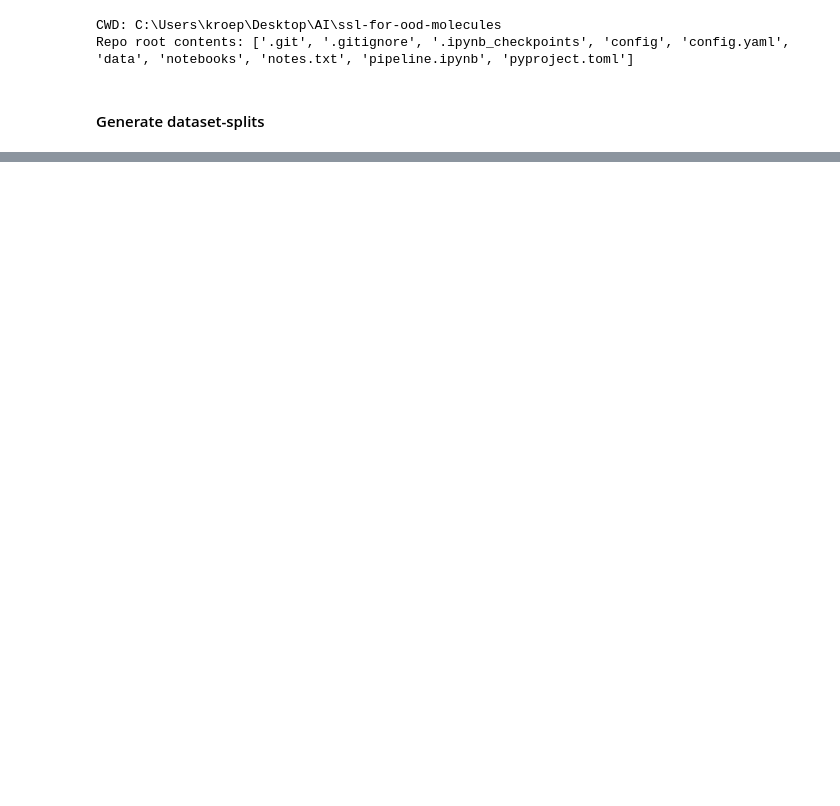
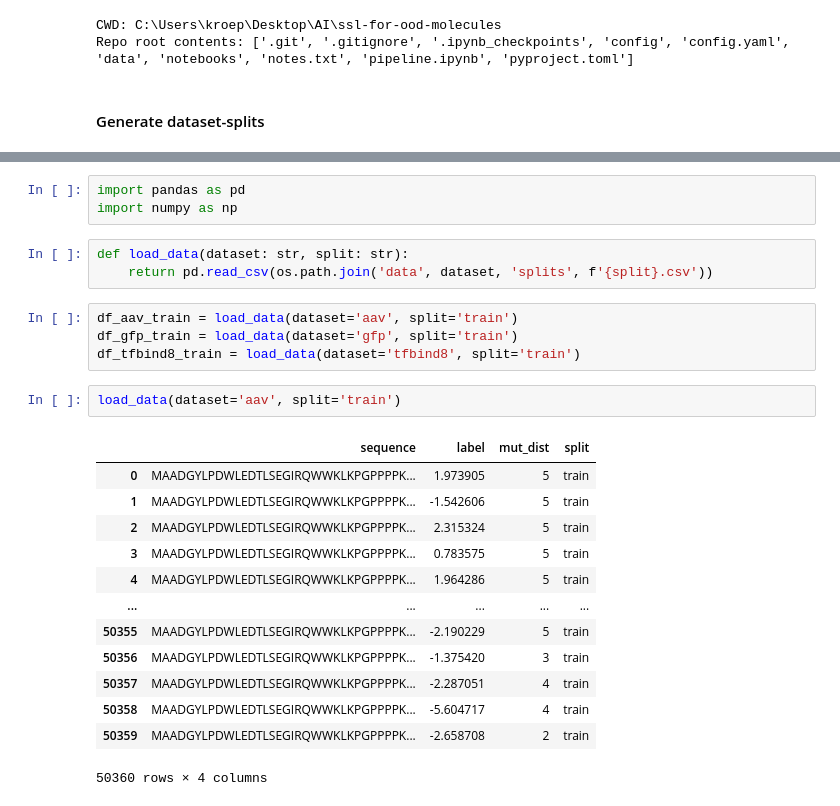
Before and after one commit to johannes-kroepfl-97/ssl-for-ood-molecules, a Jupyter notebook: notebooks/explore_data.ipynb, the cells around one changed output, grey strips where cells are left out. Saved outputs shown, nothing was run; the diff lists cells and outputs as text; blank space fills up the shorter version.

```diff
--- a/notebooks/explore_data.ipynb
+++ b/notebooks/explore_data.ipynb
@@ -90,0 +429,26 @@ size (csv): target_unlabeled = 15472
+# %%
+import pandas as pd
+import numpy as np
+# %%
+def load_data(dataset: str, split: str):
+    return pd.read_csv(os.path.join('data', dataset, 'splits', f'{split}.csv'))
+# %%
+df_aav_train = load_data(dataset='aav', split='train')
+df_gfp_train = load_data(dataset='gfp', split='train')
+df_tfbind8_train = load_data(dataset='tfbind8', split='train')
+# %%
+load_data(dataset='aav', split='train')
+# %% [output]
+|  | sequence | label | mut_dist | split |
+| 0 | MAADGYLPDWLEDTLSEGIRQWWKLKPGPPPPK... | 1.973905 | 5 | train |
+| 1 | MAADGYLPDWLEDTLSEGIRQWWKLKPGPPPPK... | -1.542606 | 5 | train |
+| 2 | MAADGYLPDWLEDTLSEGIRQWWKLKPGPPPPK... | 2.315324 | 5 | train |
+| 3 | MAADGYLPDWLEDTLSEGIRQWWKLKPGPPPPK... | 0.783575 | 5 | train |
+| 4 | MAADGYLPDWLEDTLSEGIRQWWKLKPGPPPPK... | 1.964286 | 5 | train |
+| ... | ... | ... | ... | ... |
+| 50355 | MAADGYLPDWLEDTLSEGIRQWWKLKPGPPPPK... | -2.190229 | 5 | train |
+| 50356 | MAADGYLPDWLEDTLSEGIRQWWKLKPGPPPPK... | -1.375420 | 3 | train |
+| 50357 | MAADGYLPDWLEDTLSEGIRQWWKLKPGPPPPK... | -2.287051 | 4 | train |
+| 50358 | MAADGYLPDWLEDTLSEGIRQWWKLKPGPPPPK... | -5.604717 | 4 | train |
+| 50359 | MAADGYLPDWLEDTLSEGIRQWWKLKPGPPPPK... | -2.658708 | 2 | train |
+50360 rows × 4 columns
```
Also changed, not shown: parts of 12 cells of this notebook, 48 other files.
